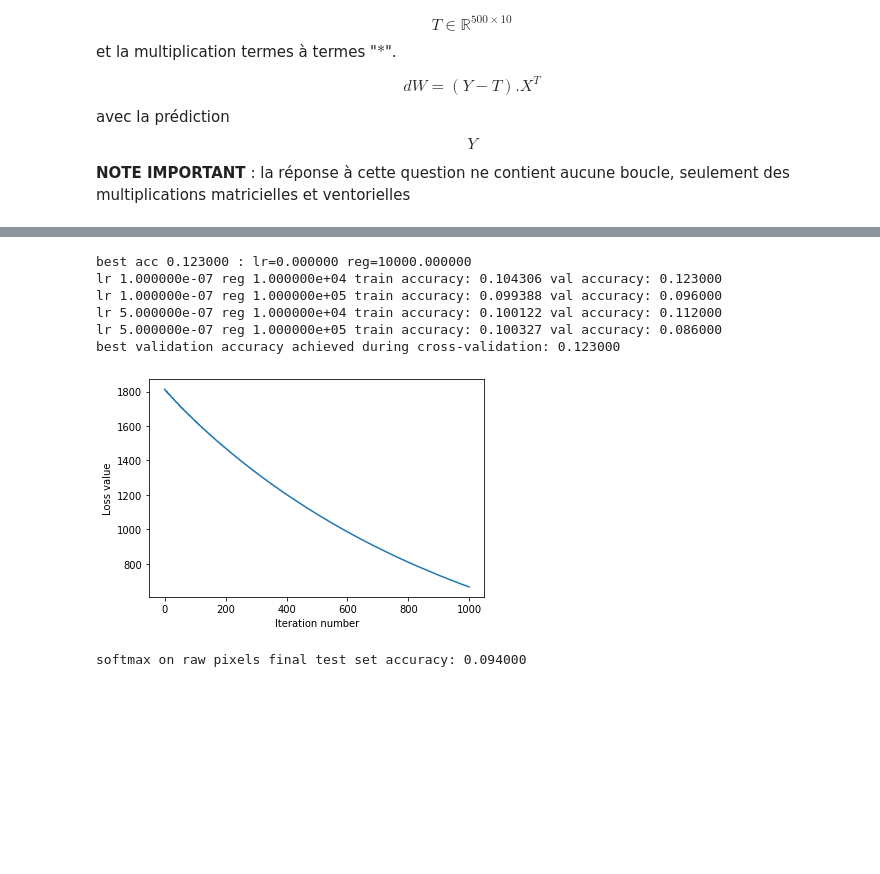
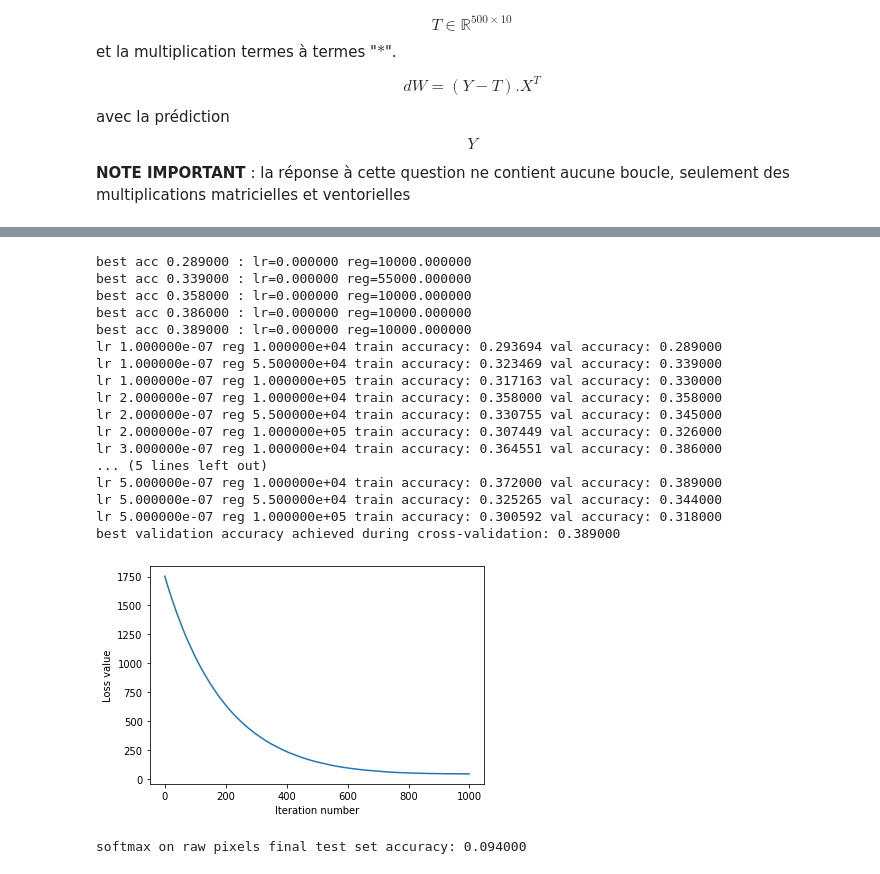
Before and after one commit to Seb-Leb/IFT725_TP, a Jupyter notebook: TP1/prog/softmax.ipynb, the cells around one changed output, grey strips where cells are left out. Cells and saved outputs as stored; diff of their text form; code cells hidden in the pictures; blank space fills up the shorter version.

```diff
--- a/TP1/prog/softmax.ipynb
+++ b/TP1/prog/softmax.ipynb
@@ -214,8 +214,8 @@ import itertools as it
 results = {}
 best_val = -1
 best_softmax = None
-learning_rates = np.linspace(1e-7, 5e-7, 2)
-regularization_strengths = np.linspace(1e4, 1e5, 2)
+learning_rates = np.linspace(1e-7, 5e-7, 5)
+regularization_strengths = np.linspace(1e4, 1e5, 3)
 best_loss_history = None
 
 ##############################################################################
@@ -229,40 +229,51 @@ best_loss_history = None
 for lr, reg in it.product(learning_rates, regularization_strengths):
     classifier = Softmax()
     loss_history = classifier.train(X_train, y_train, learning_rate=lr, reg=reg, num_iters=1000)
     y_train_pred = classifier.predict(X_train)
     y_val_pred = classifier.predict(X_val)
     acc_train = np.mean(y_train == y_train_pred)
     acc_val = np.mean(y_val == y_val_pred)
     results[(lr, reg)] = (acc_train, acc_val)
 
     if acc_val > best_val:
         print('best acc %f : lr=%f reg=%f' %(acc_val, lr, reg))
         best_val = acc_val
         best_softmax = classifier
         best_loss_history = loss_history
 ################################################################################
 #                             FIN DE VOTRE CODE                                #
 ################################################################################
 
 # Print out results.
 for lr, reg in sorted(results):
     train_accuracy, val_accuracy = results[(lr, reg)]
     print('lr %e reg %e train accuracy: %f val accuracy: %f' % (lr, reg, train_accuracy, val_accuracy))
 
 print('best validation accuracy achieved during cross-validation: %f' % best_val)
 
 plt.plot(best_loss_history)
 plt.xlabel('Iteration number')
 plt.ylabel('Loss value')
 plt.show()
 # %% [output]
-best acc 0.123000 : lr=0.000000 reg=10000.000000
-lr 1.000000e-07 reg 1.000000e+04 train accuracy: 0.104306 val accuracy: 0.123000
-lr 1.000000e-07 reg 1.000000e+05 train accuracy: 0.099388 val accuracy: 0.096000
-lr 5.000000e-07 reg 1.000000e+04 train accuracy: 0.100122 val accuracy: 0.112000
-lr 5.000000e-07 reg 1.000000e+05 train accuracy: 0.100327 val accuracy: 0.086000
-best validation accuracy achieved during cross-validation: 0.123000
+best acc 0.289000 : lr=0.000000 reg=10000.000000
+best acc 0.339000 : lr=0.000000 reg=55000.000000
+best acc 0.358000 : lr=0.000000 reg=10000.000000
+best acc 0.386000 : lr=0.000000 reg=10000.000000
+best acc 0.389000 : lr=0.000000 reg=10000.000000
+lr 1.000000e-07 reg 1.000000e+04 train accuracy: 0.293694 val accuracy: 0.289000
+lr 1.000000e-07 reg 5.500000e+04 train accuracy: 0.323469 val accuracy: 0.339000
+lr 1.000000e-07 reg 1.000000e+05 train accuracy: 0.317163 val accuracy: 0.330000
+lr 2.000000e-07 reg 1.000000e+04 train accuracy: 0.358000 val accuracy: 0.358000
+lr 2.000000e-07 reg 5.500000e+04 train accuracy: 0.330755 val accuracy: 0.345000
+lr 2.000000e-07 reg 1.000000e+05 train accuracy: 0.307449 val accuracy: 0.326000
+lr 3.000000e-07 reg 1.000000e+04 train accuracy: 0.364551 val accuracy: 0.386000
+... (5 lines left out)
+lr 5.000000e-07 reg 1.000000e+04 train accuracy: 0.372000 val accuracy: 0.389000
+lr 5.000000e-07 reg 5.500000e+04 train accuracy: 0.325265 val accuracy: 0.344000
+lr 5.000000e-07 reg 1.000000e+05 train accuracy: 0.300592 val accuracy: 0.318000
+best validation accuracy achieved during cross-validation: 0.389000
-[figure, old version]
+[figure, new version]
 # %%
 # evaluate on test set
 # Evaluate the best softmax on test set
```
Also changed, not shown: parts of 3 cells of this notebook.
